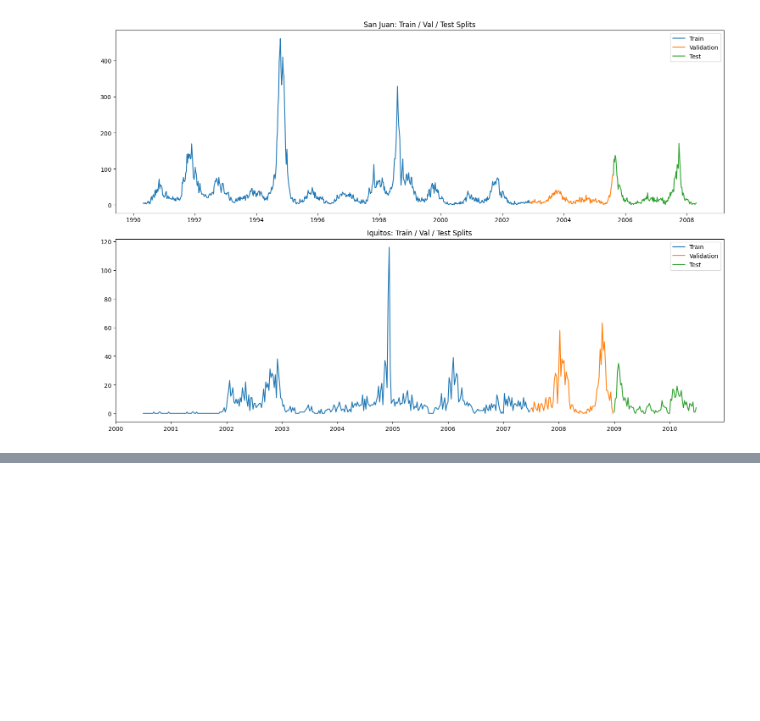
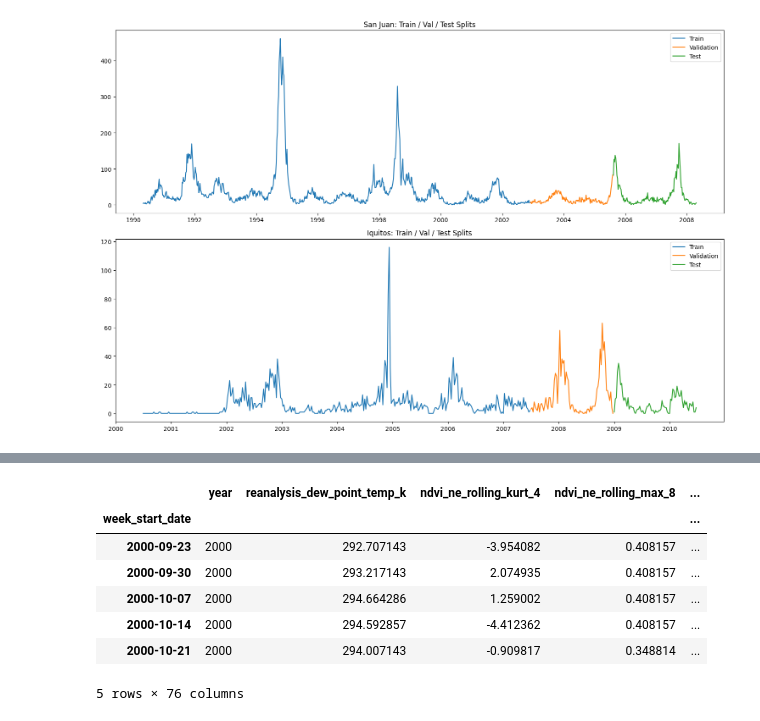
Before and after one commit to Tanalpoguz/term_project, a Jupyter notebook: code/ligthgbm.ipynb, the cells around one changed output, grey strips where cells are left out. Cells and saved outputs as stored; diff of their text form; code cells hidden in the pictures; blank space fills up the shorter version.

```diff
--- a/code/ligthgbm.ipynb
+++ b/code/ligthgbm.ipynb
@@ -376,0 +398,11 @@ Iquitos Selected Shape: (352, 6)
+# %%
+X_train_iq.head()
+# %% [output]
+|  | year | reanalysis_dew_point_temp_k | ndvi_ne_rolling_kurt_4 | ndvi_ne_rolling_max_8 | ... |
+| week_start_date |  |  |  |  | ... |
+| 2000-09-23 | 2000 | 292.707143 | -3.954082 | 0.408157 | ... |
+| 2000-09-30 | 2000 | 293.217143 | 2.074935 | 0.408157 | ... |
+| 2000-10-07 | 2000 | 294.664286 | 1.259002 | 0.408157 | ... |
+| 2000-10-14 | 2000 | 294.592857 | -4.412362 | 0.408157 | ... |
+| 2000-10-21 | 2000 | 294.007143 | -0.909817 | 0.348814 | ... |
+5 rows × 76 columns
```
Also changed, not shown: parts of 9 cells of this notebook.
